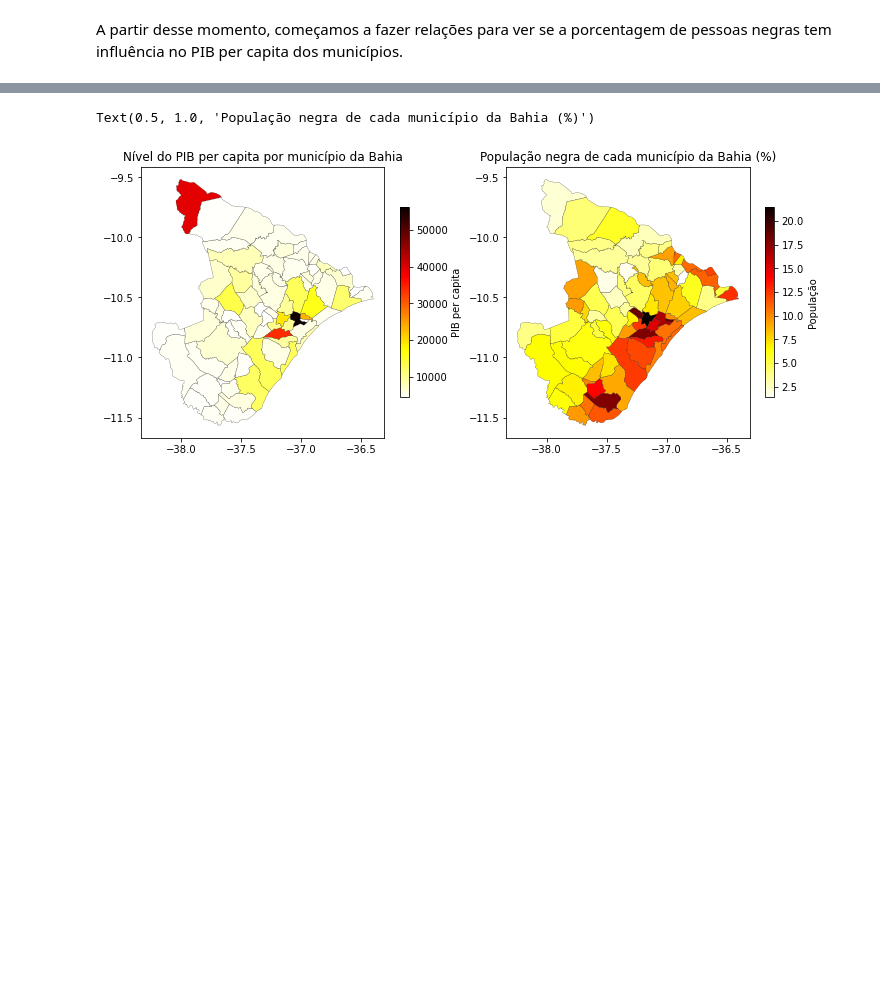
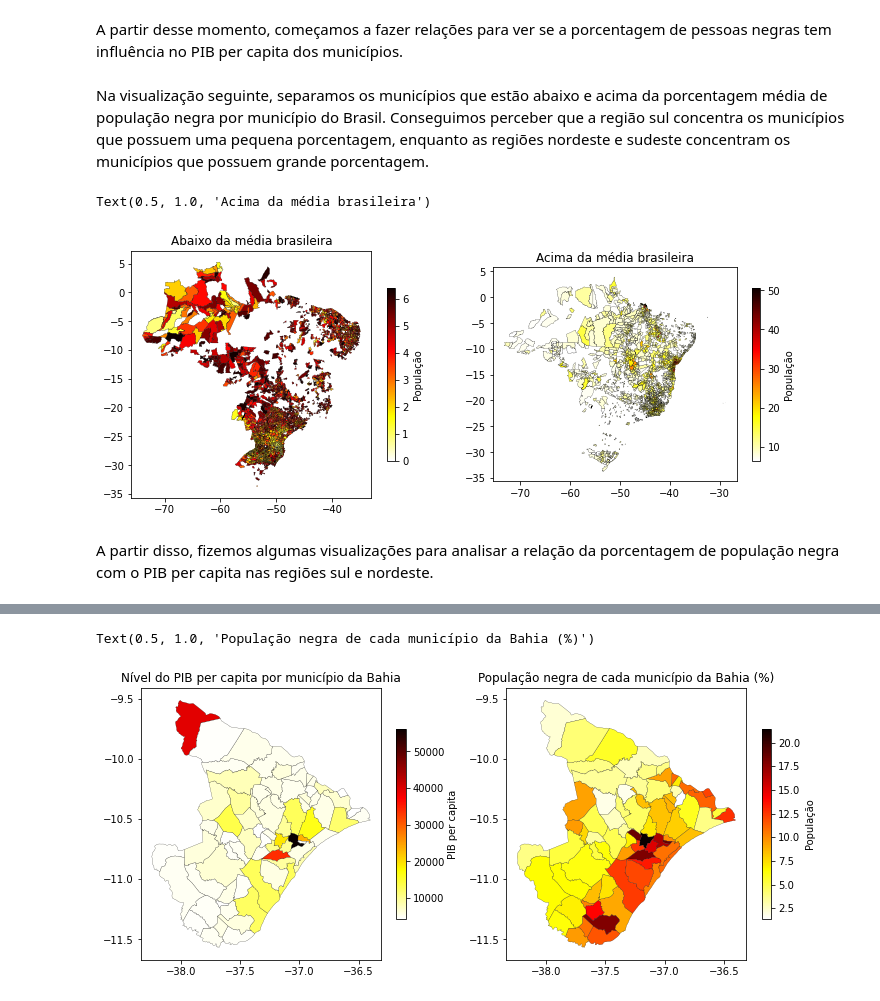
Before and after one commit to biancarvalho/banco-de-dados, a Jupyter notebook: A2/rascunho.ipynb, the cells around one changed output, grey strips where cells are left out. Saved outputs shown, nothing was run; the diff lists cells and outputs as text; code cells hidden in the pictures; blank space fills up the shorter version.

```diff
--- a/A2/rascunho.ipynb
+++ b/A2/rascunho.ipynb
@@ -140,6 +140,8 @@ br_a1 = merge[merge['PIB_percapita'] < 10977.027145] #PIB per capita abaixo da m
 br_a2 = merge[merge['PIB_percapita'] >= 10977.027145] #PIB per capita acima da média
 br_a3 = merge[merge['Pop_est_2009'] < 34405.572763] #População abaixo da média
 br_a4 = merge[merge['Pop_est_2009'] >= 34405.572763] #População acima da média
+br_a5 = merge[merge['PER_Pessoas_Pretas'] < 6.410117] #Porcentagem de população negra abaixo da média
+br_a6 = merge[merge['PER_Pessoas_Pretas'] >= 6.410117] #Porcentagem de população negra acima da média
 # %%
 f = plt.figure(figsize=(12,10))
 
@@ -162,4 +164,21 @@ br_a4.plot(column='Pop_est_2009', cmap='hot_r', legend=True, edgecolor='black',
 # %% [markdown]
 A partir desse momento, começamos a fazer relações para ver se a porcentagem de pessoas negras tem influência no PIB per capita dos municípios.
+# %% [markdown]
+Na visualização seguinte, separamos os municípios que estão abaixo e acima da porcentagem média de população negra por município do Brasil. Conseguimos perceber que a região sul concentra os municípios que possuem uma pequena porcentagem, enquanto as regiões nordeste e sudeste concentram os municípios que possuem grande porcentagem.
+# %%
+f = plt.figure(figsize=(12,10))
+
+ax=f.add_subplot(221)
+br_a5.plot(column='PER_Pessoas_Pretas', cmap='hot_r', legend=True, edgecolor='black', linewidth=0.2, figsize=(15,8), ax=ax, legend_kwds={'label': "População", 'shrink': 0.7})
+plt.title('Abaixo da média brasileira')
+
+ax=f.add_subplot(222)
+br_a6.plot(column='PER_Pessoas_Pretas', cmap='hot_r', legend=True, edgecolor='black', linewidth=0.2, figsize=(15,8), ax=ax, legend_kwds={'label': "População", 'shrink': 0.7})
+plt.title('Acima da média brasileira')
+# %% [output]
+Text(0.5, 1.0, 'Acima da média brasileira')
+[figure, added]
+# %% [markdown]
+A partir disso, fizemos algumas visualizações para analisar a relação da porcentagem de população negra com o PIB per capita nas regiões sul e nordeste.
 # %%
 nordeste = merge[merge['UF'].isin(['SERGIPE', 'CEARÁ', 'BAHIA', 'PERNAMBUCO', 'RIO GRANDE DO NORTE', 'PIAUÍ', 'MARANHÃO', 'PARAÍBA', 'ALAGOAS'])]
```
Also changed, not shown: parts of 10 cells of this notebook.
